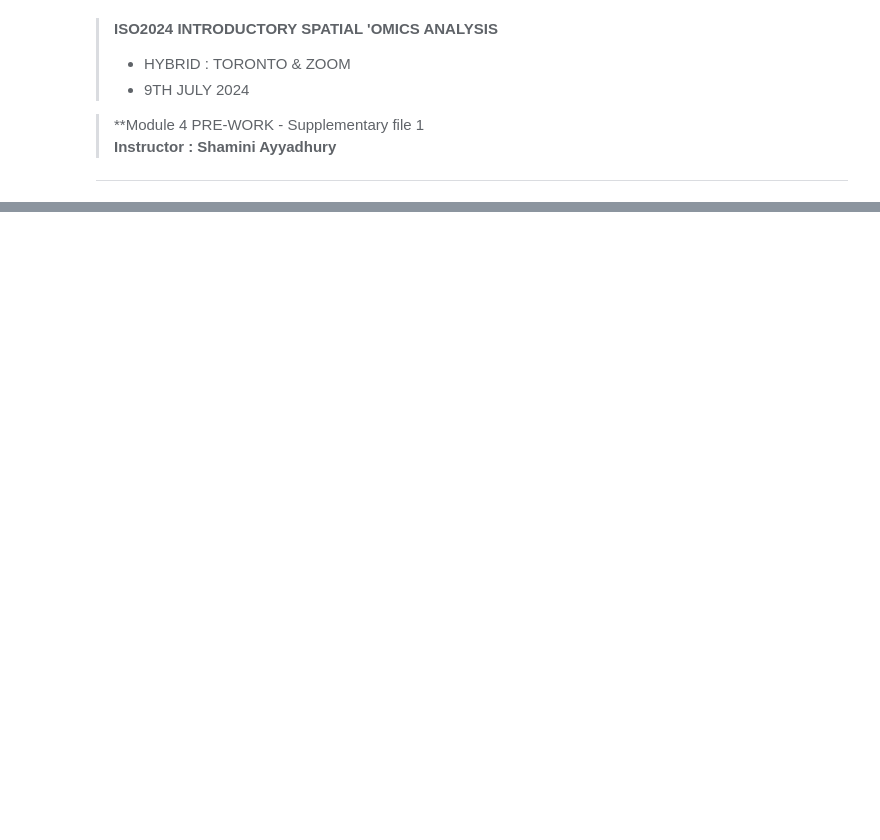
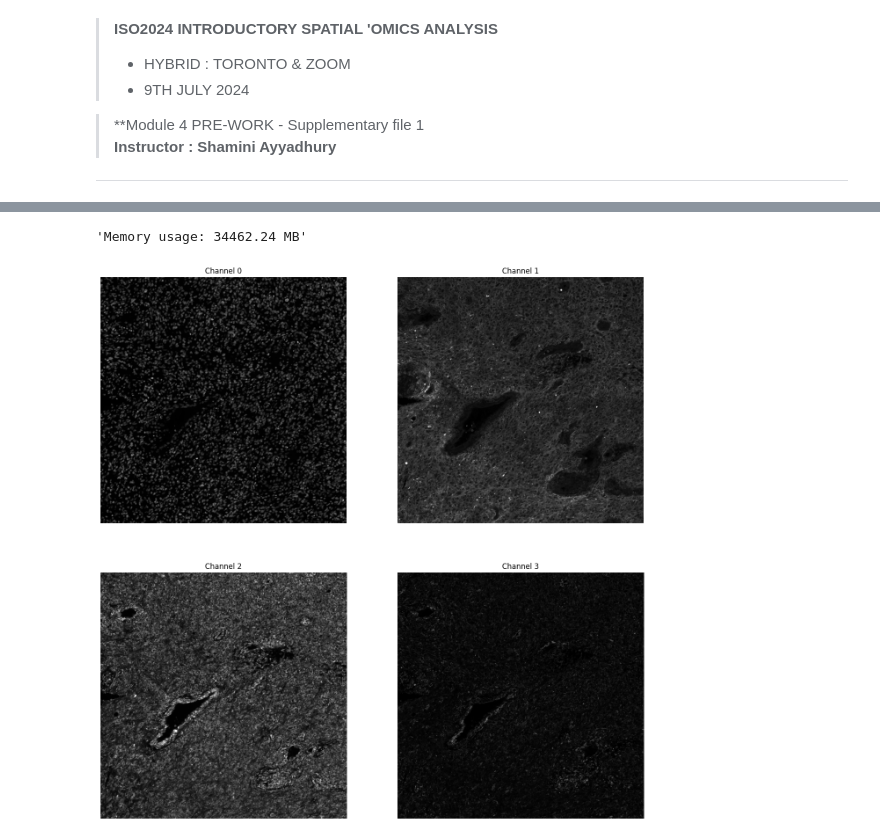
Before and after one commit to dr-sayyadhury/spatial_analysis_workshop_iso2024, a Jupyter notebook: scripts/module4/module4_supplementary_script02_pre_lesson_processing.ipynb, the cells around one changed output, grey strips where cells are left out. Saved outputs shown, nothing was run; the diff lists cells and outputs as text; code cells hidden in the pictures; blank space fills up the shorter version.

```diff
--- a/scripts/module4/module4_supplementary_script02_pre_lesson_processing.ipynb
+++ b/scripts/module4/module4_supplementary_script02_pre_lesson_processing.ipynb
@@ -65,0 +109,8 @@ adata.write_h5ad(data_dir+'module4/adata.h5ad')
+# %%
+### has ot be an integer as images are not on a continous scale transcript coordinates are
+
+min_x = int(processed_tf['x_location'].min())
+max_x = int(processed_tf['x_location'].max())
+
+min_y = int(processed_tf['y_location'].min())
+max_y = int(processed_tf['y_location'].max())
@@ -65,0 +151,16 @@ adata.write_h5ad(data_dir+'module4/adata.h5ad')
+# %%
+### crop the image
+fig, ax = plt.subplots(2, 2, figsize=(16, 16))
+iF_crop = iF[:, min_y:max_y, min_x:max_x]
+ax = ax.flatten()
+
+for channel in range(4):
+    ax[channel].imshow(iF_crop[channel], cmap='gray')
+    ax[channel].axis('off')
+    ax[channel].set_title(f'Channel {channel}')
+
+#----------------------------------------------
+ppf.get_memory_usage() ### monitor memory usage
+# %% [output]
+'Memory usage: 34462.24 MB'
+[figure, added]
```
Also changed, not shown: parts of 38 cells of this notebook, 21 other files.
